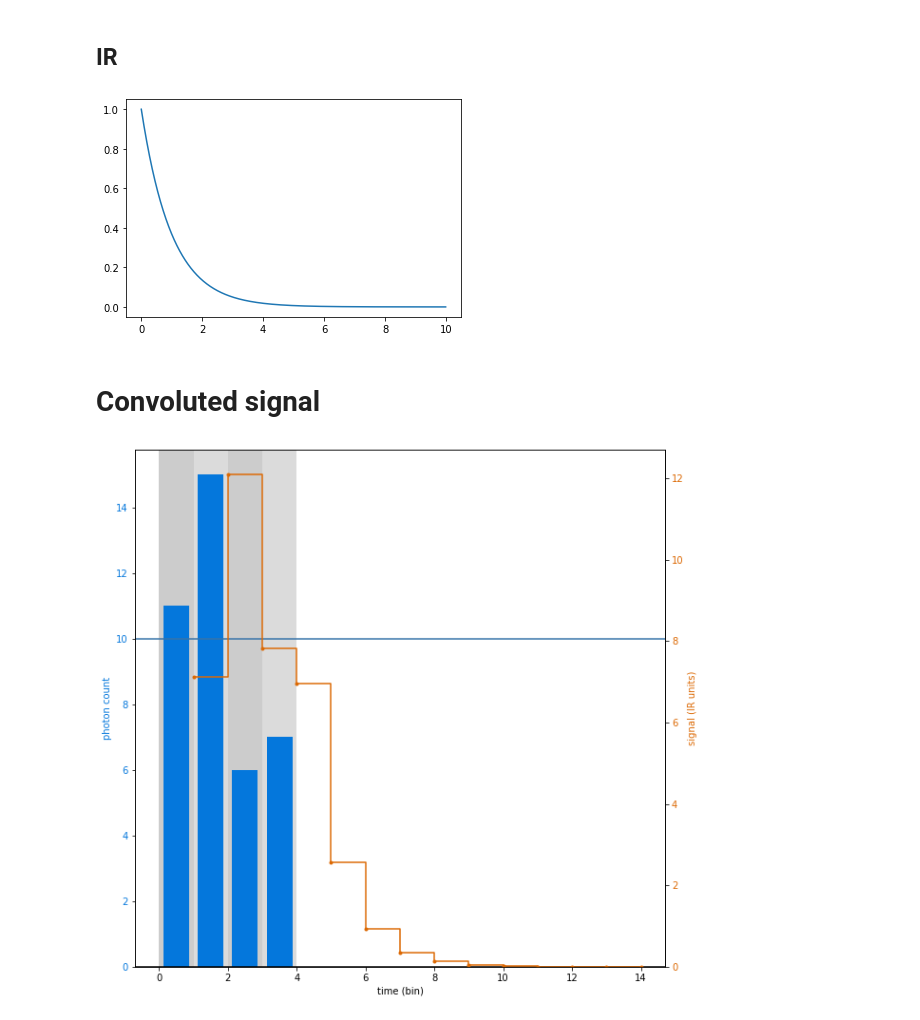
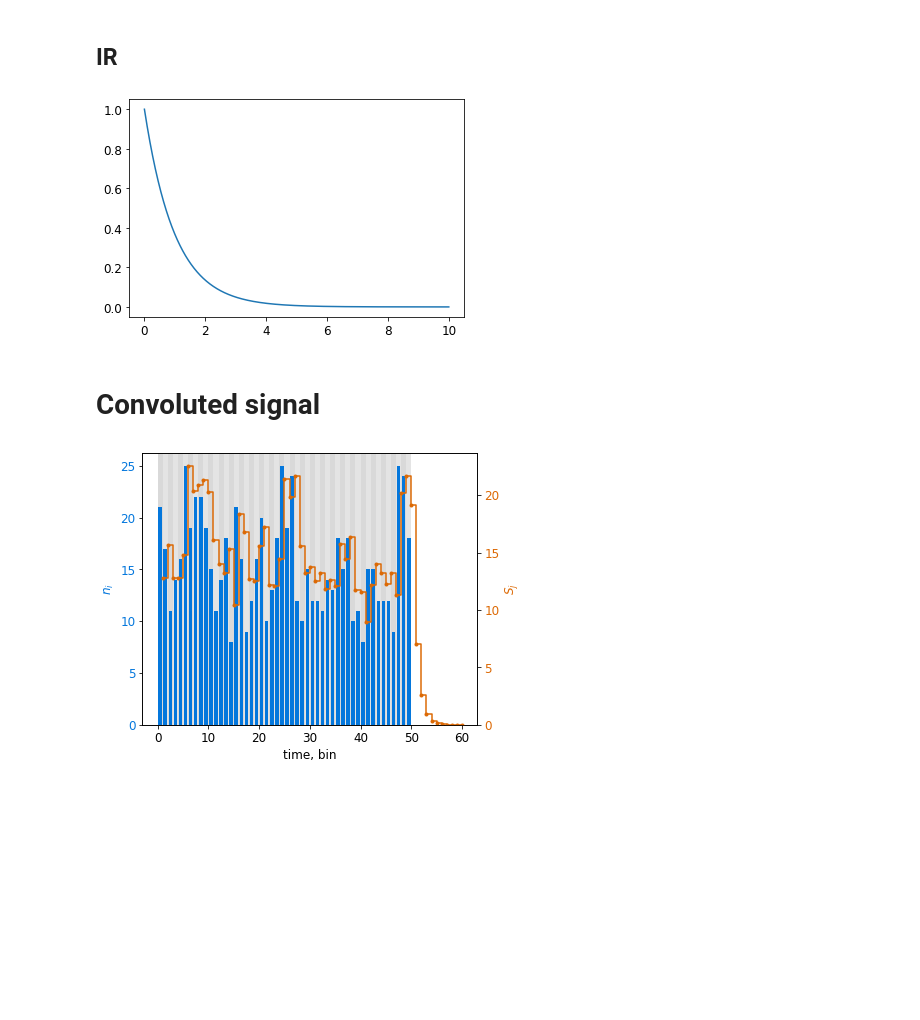
Before and after one commit to nj-vs-vh/master-thesis, a Jupyter notebook: demo.ipynb, the cells around one changed output. Drawn from its saved outputs; the diff is of its cells as text; code cells hidden in the pictures; blank space fills up the shorter version.

```diff
--- a/demo.ipynb
+++ b/demo.ipynb
@@ -5,6 +6,8 @@ import matplotlib.pyplot as plt
 import randomized_ir
 
 from utils import generate_poissonian_ns
+# %%
+matplotlib.rcParams.update({'font.size': 12})
 # %%
 from importlib import reload
 reload(randomized_ir)
@@ -18,52 +21,62 @@ gamma = 1
 pts_per_bin = 100
 n_bins = 10
 
-ir_x = np.arange(0, n_bins * pts_per_bin) / pts_per_bin
+ir_x = np.linspace(0, n_bins, n_bins * pts_per_bin)
+
+# exp-decay
 ir_y = np.exp(- gamma * ir_x)
+
+# step
+# step_witdh = 2
+# ir_y = (ir_x < step_witdh).astype('float')
 
 rir = randomized_ir.RandomizedIr(ir_x, ir_y)
 
 rir.plot_realization()
 # %% [output]
-[figure, old version]
+[figure, new version]
 # %% [markdown]
 # Convoluted signal
 # %%
-N_bins = 4
-n_mean = 10
+N_bins = 50
+n_mean = 15
 # %%
-fig, ax1 = plt.subplots(figsize=(10, 10))
+fig, ax1 = plt.subplots(figsize=(7, 5))
 photon_color = '#0477DC'
 photon_color_dimmed = '#3774A9'
 signal_color = '#DC6904'
 
 delta_ns = generate_poissonian_ns(n_mean, N_bins)
 
-ax1.axhline(0, color='black')
+# bin stripes
+# ax1.axhline(0, color='black')
 for i in range(N_bins):
-    ax1.axvspan(i, i+1, facecolor=([0, 0, 0] if i % 2 == 0 else [0.3, 0.3, 0.3]), alpha=0.2 , edgecolor=None)
+    ax1.axvspan(i, i+1, facecolor=([0, 0, 0] if i % 2 == 0 else [0.3, 0.3, 0.3]), alpha=0.15 , edgecolor=None)
 
-ax1.bar(np.arange(N_bins) + 0.5, delta_ns, width=0.75, color=photon_color)
-ax1.axhline(n_mean, color=photon_color_dimmed)
+# counts
+ax1.bar(np.arange(N_bins) + 0.5, delta_ns, width=0.7, color=photon_color)
+# ax1.axhline(n_mean, color=photon_color_dimmed)
 
-ax1.set_xlabel('time (bin)')
-ax1.set_ylabel('photon count', color=photon_color)
+ax1.set_xlabel('time, bin')
+ax1.set_ylabel('$n_i$', color=photon_color)
 ax1.tick_params(axis='y', labelcolor=photon_color)
 
 ax2 = ax1.twinx()
 
 # signal_x, signal_y = rir.convolve_with_deltas(delta_ns, inbin_invcdf=lambda x: x**(1/10), debug_inbin_times=True)
 signal_x, signal_y = rir.convolve_with_deltas(delta_ns)
 ax2.step(signal_x, signal_y, '.-', where='post', color=signal_color)
 
-ax2.set_ylabel('signal (IR units)', color=signal_color)
+ax2.set_ylabel('$S_j$', color=signal_color)
 ax2.tick_params(axis='y', labelcolor=signal_color)
 
 ax1.set_ylim(bottom=0)
 ax2.set_ylim(bottom=0)
-plt.show()
+
+# plt.show()
+plt.savefig('./doc/pic/problem-setup-example.pdf')
 # %% [output]
-[figure, old version]
+[figure, new version]
 # %%
 stats = randomized_ir.RandomizedIrStats(rir, samplesize=10000)
 
```
Also changed, not shown: parts of 3 cells of this notebook, 1 other file.
